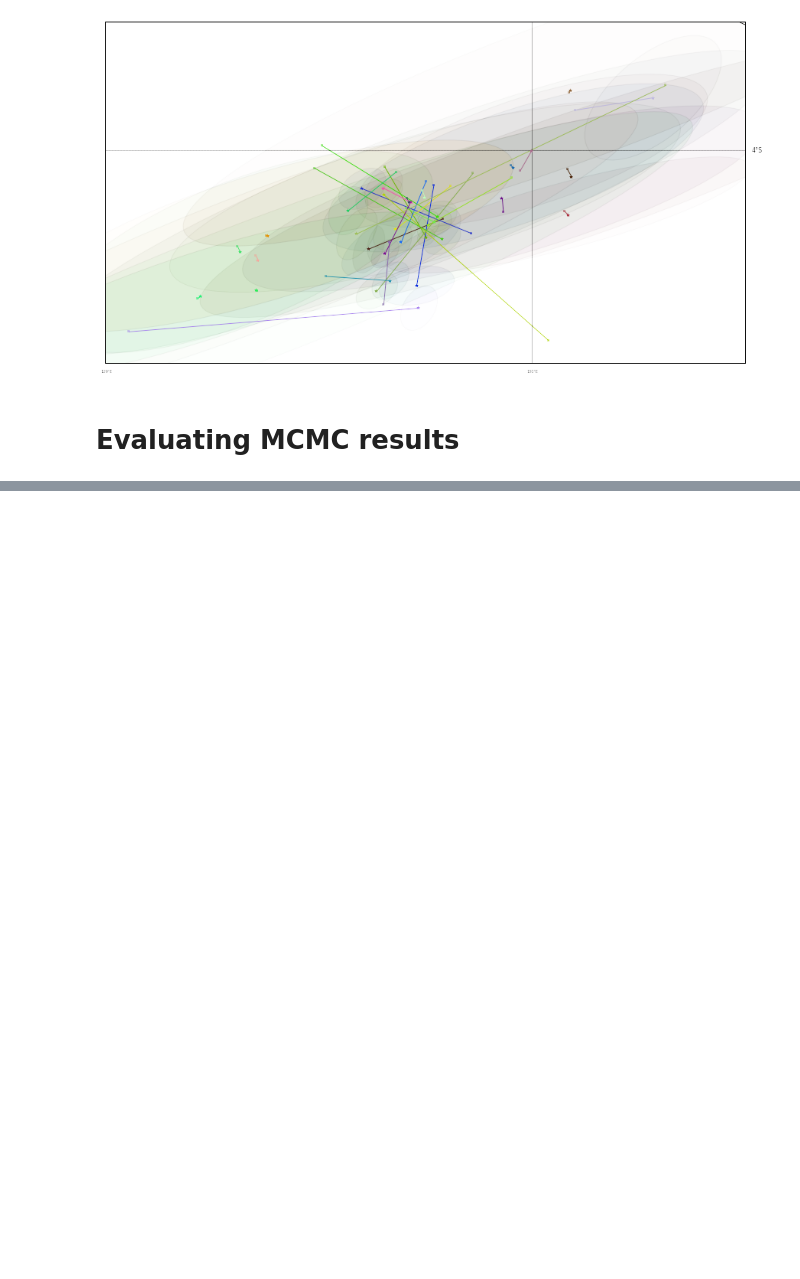
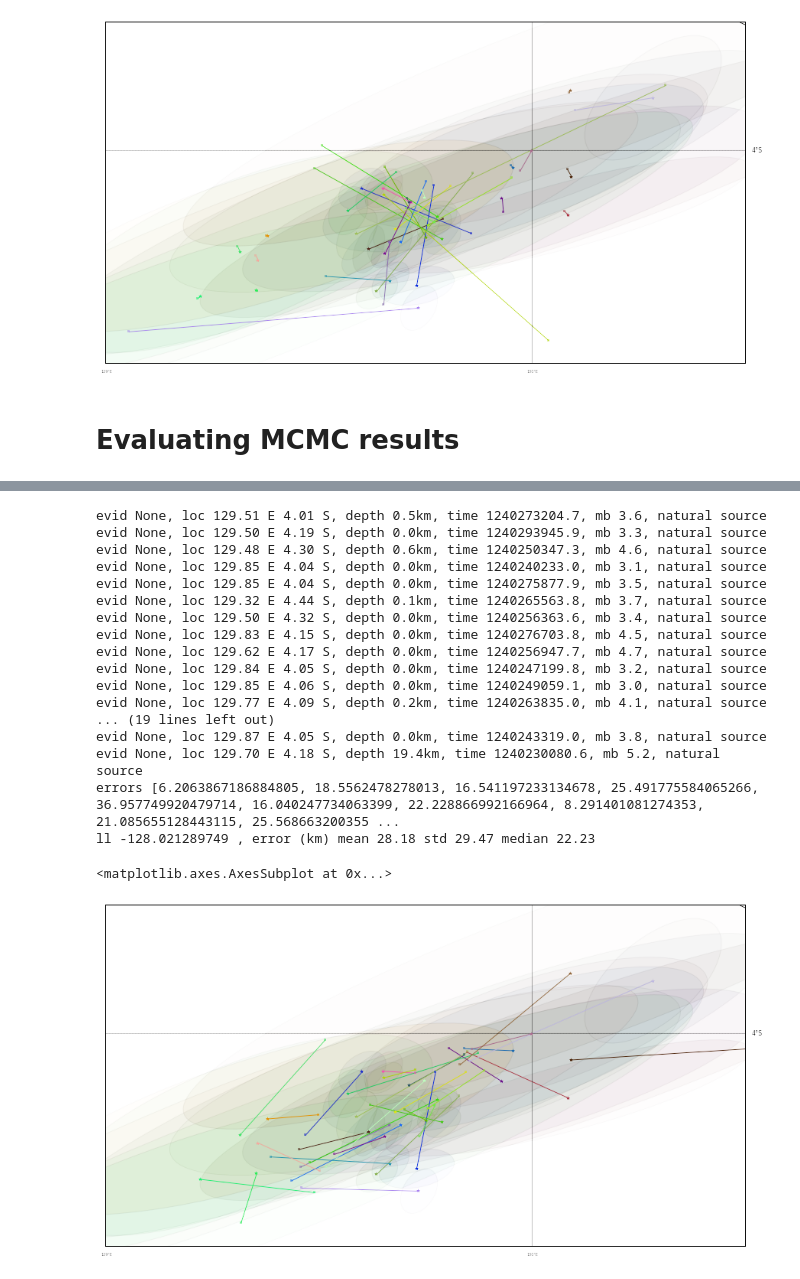
Before and after one commit to davmre/sigvisa, a Jupyter notebook: notebooks/bayesdd_on_real_events.ipynb, the cells around one changed output, grey strips where cells are left out. Drawn from its saved outputs; the diff is of its cells as text; code cells hidden in the pictures; blank space fills up the shorter version.

```diff
--- a/notebooks/bayesdd_on_real_events.ipynb
+++ b/notebooks/bayesdd_on_real_events.ipynb
@@ -689,0 +733,23 @@ ll -529.265883172 , error (km) mean 45.73 std 45.64 median 21.61
+# %%
+wavematch_mcmc_evs = load_posterior_means(mcmc_run=1750, burnin=300)
+plot_evs(wavematch_mcmc_evs)
+# %% [output]
+evid None, loc 129.51 E 4.01 S, depth 0.5km, time 1240273204.7, mb 3.6, natural source
+evid None, loc 129.50 E 4.19 S, depth 0.0km, time 1240293945.9, mb 3.3, natural source
+evid None, loc 129.48 E 4.30 S, depth 0.6km, time 1240250347.3, mb 4.6, natural source
+evid None, loc 129.85 E 4.04 S, depth 0.0km, time 1240240233.0, mb 3.1, natural source
+evid None, loc 129.85 E 4.04 S, depth 0.0km, time 1240275877.9, mb 3.5, natural source
+evid None, loc 129.32 E 4.44 S, depth 0.1km, time 1240265563.8, mb 3.7, natural source
+evid None, loc 129.50 E 4.32 S, depth 0.0km, time 1240256363.6, mb 3.4, natural source
+evid None, loc 129.83 E 4.15 S, depth 0.0km, time 1240276703.8, mb 4.5, natural source
+evid None, loc 129.62 E 4.17 S, depth 0.0km, time 1240256947.7, mb 4.7, natural source
+evid None, loc 129.84 E 4.05 S, depth 0.0km, time 1240247199.8, mb 3.2, natural source
+evid None, loc 129.85 E 4.06 S, depth 0.0km, time 1240249059.1, mb 3.0, natural source
+evid None, loc 129.77 E 4.09 S, depth 0.2km, time 1240263835.0, mb 4.1, natural source
+... (19 lines left out)
+evid None, loc 129.87 E 4.05 S, depth 0.0km, time 1240243319.0, mb 3.8, natural source
+evid None, loc 129.70 E 4.18 S, depth 19.4km, time 1240230080.6, mb 5.2, natural source
+errors [6.2063867186884805, 18.5562478278013, 16.541197233134678, 25.491775584065266, 36.957749920479714, 16.040247734063399, 22.228866992166964, 8.291401081274353, 21.085655128443115, 25.568663200355 ...
+ll -128.021289749 , error (km) mean 28.18 std 29.47 median 22.23
+<matplotlib.axes.AxesSubplot at 0x...>
+[figure, added]
```
Also changed, not shown: parts of 7 cells of this notebook, 9 other files.
